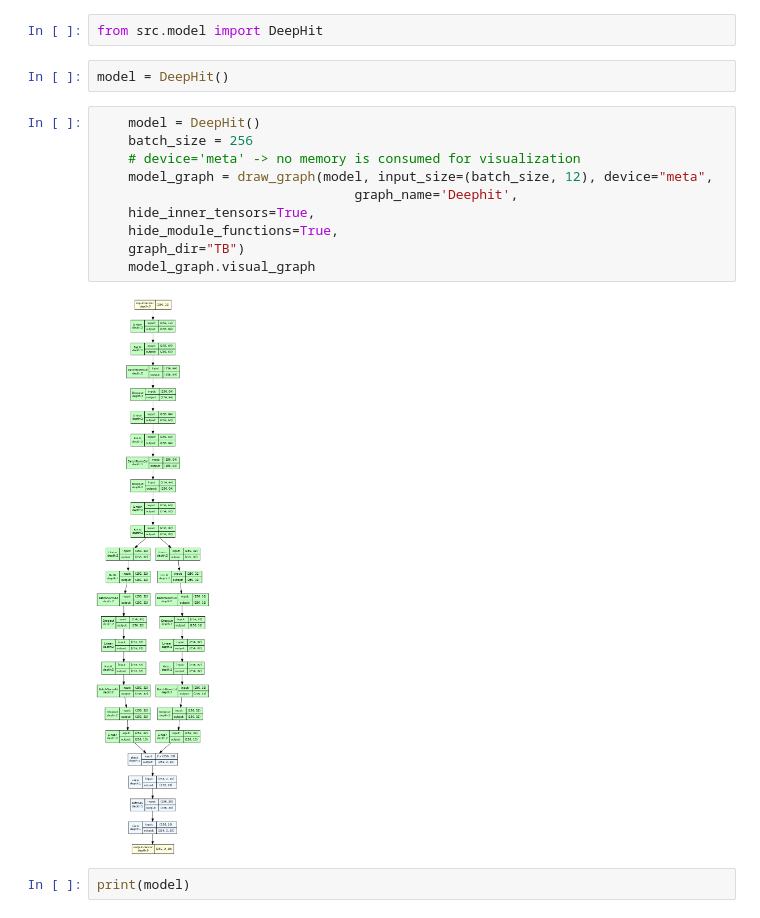
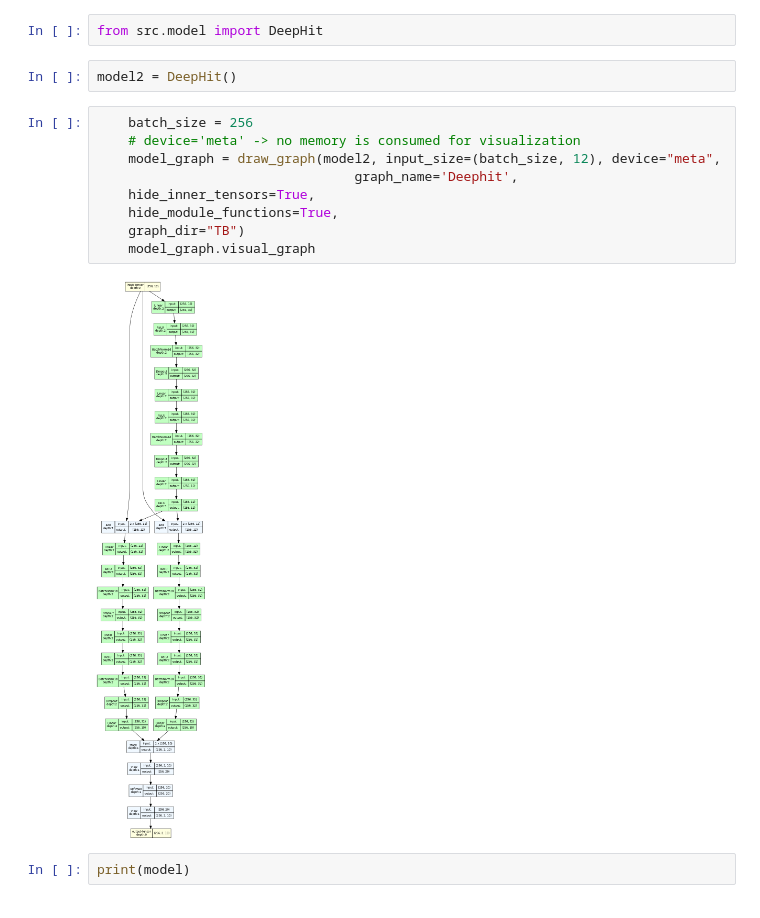
Before and after one commit to Borg93/deephit_pytorch, a Jupyter notebook: visualize_model.ipynb, the cells around one changed output. Saved outputs shown, nothing was run; the diff lists cells and outputs as text.

```diff
--- a/visualize_model.ipynb
+++ b/visualize_model.ipynb
@@ -12,19 +12,18 @@ graphviz.set_jupyter_format('png')
 # %%
 from src.model import DeepHit
 # %%
-model = DeepHit()
+model2 = DeepHit()
 # %%
-    model = DeepHit()
     batch_size = 256
     # device='meta' -> no memory is consumed for visualization
-    model_graph = draw_graph(model, input_size=(batch_size, 12), device="meta",
+    model_graph = draw_graph(model2, input_size=(batch_size, 12), device="meta",
                                  graph_name='Deephit',
     hide_inner_tensors=True,
     hide_module_functions=True,
     graph_dir="TB")
     model_graph.visual_graph
 # %% [output]
-[figure, old version]
+[figure, new version]
 # %%
 print(model)
 # %% [output]
```
Also changed, not shown: parts of 1 cell of this notebook.
